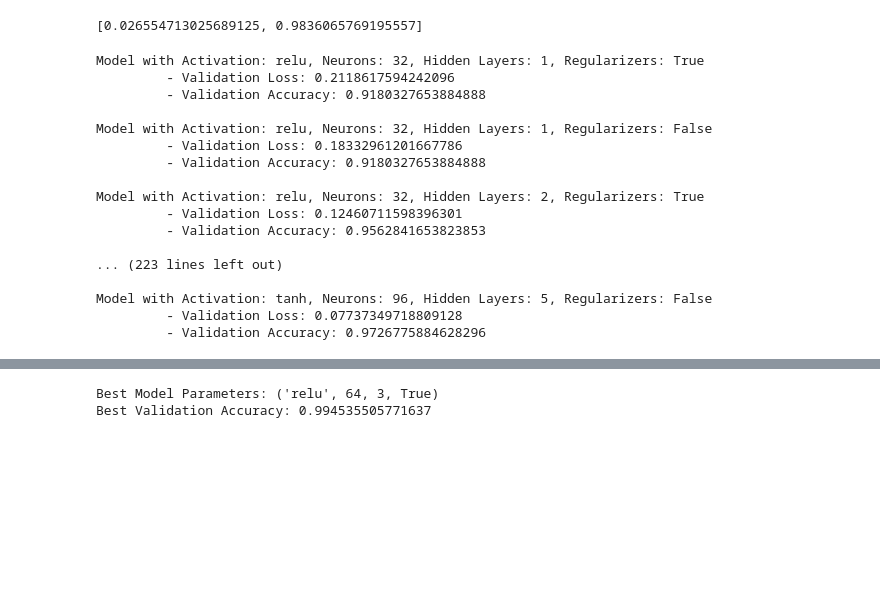
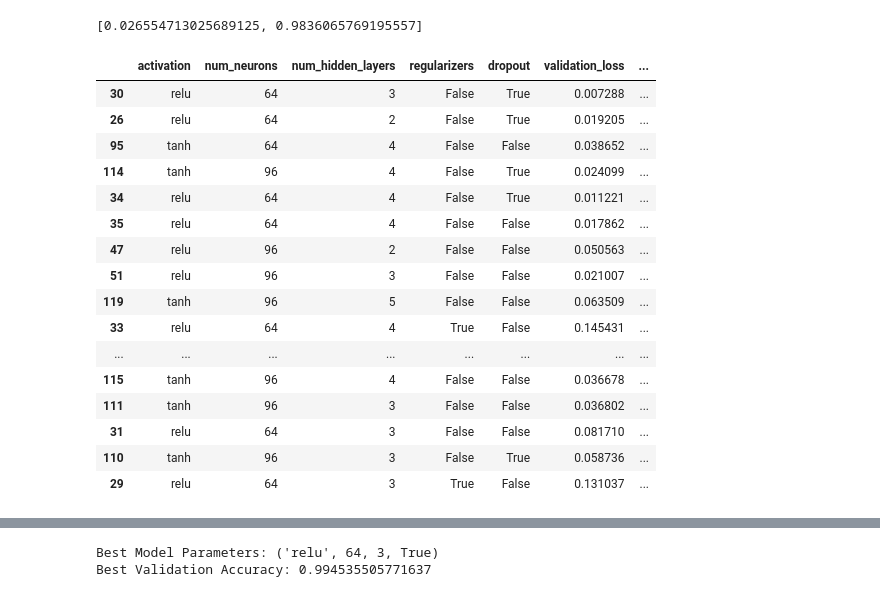
Before and after one commit to quantum-insights/DSM150_NN, a Jupyter notebook: cw1/cw1.ipynb, the cells around one changed output, grey strips where cells are left out. Saved outputs shown, nothing was run; the diff lists cells and outputs as text; code cells hidden in the pictures; blank space fills up the shorter version.

Commit message:
Jupyter Notebook: - Adapted grid search with dropout layer - gathered results in df

```diff
--- a/cw1/cw1.ipynb
+++ b/cw1/cw1.ipynb
@@ -1037,12 +1045,12 @@ In the next section a grid search will be applied to find the best combination o
 # %%
 # define parameter Grid
-from tensorflow.keras import regularizers
 
 param_grid= {
     'activation' : ['relu', 'tanh'],
     'num_neurons': [32, 64, 96],
     'num_hidden_layers': [1,2,3,4,5],
     'regularizers': [True, False],
+    'dropout': [True, False]
 }
 # %%
 from itertools import product
@@ -1053,8 +1061,8 @@ paramcombinations= list(product(*param_grid.values()))
 results= {}
 
 for params in paramcombinations:
-    print(f'Building Model with following hyperparamerters: Activaiton= {params[0]}, Number Neurons= {params[1]}, Hiddenlayer= {params[2]}, Regularize: {params[3]}')
-    model= build_model(data.shape[1], activation= params[0], num_neurons= params[1], n_hidden_layers= params[2])
+    print(f'Building Model with following hyperparamerters: Activaiton= {params[0]}, Number Neurons= {params[1]}, Hiddenlayer= {params[2]}, Regularize: {params[3]}, Dropout: {params[4]}')
+    model= build_model(data.shape[1], activation= params[0], num_neurons= params[1], n_hidden_layers= params[2], regularize= params[3], dropout= params[4])
     arr_roc, auc_scores, val_score, history= train_binary_model(5, data, labels, model, verbose=0)
     results[params]={
         'arr_roc': arr_roc,
@@ -1086,30 +1094,41 @@ results[('relu', 64, 2, True)]['val_scores']
 # %% [output]
 [0.026554713025689125, 0.9836065769195557]
 # %%
+data_for_df= []
 # Assuming results is already populated with the model outcomes
 for params, metrics in results.items():
-    activation, num_neurons, num_hidden_layers, regularizers = params
+    activation, num_neurons, num_hidden_layers, regularizers, dropout = params
 
+    model_data= {
+        'activation': activation,
+        'num_neurons': num_neurons,
+        'num_hidden_layers': num_hidden_layers,
+        'regularizers': regularizers,
+        'dropout': dropout,
+        'validation_loss': metrics['val_scores'][0],
+        'validation_accuracy': metrics['val_scores'][1]
+    }
 
-    print(f"Model with Activation: {activation}, Neurons: {num_neurons}, Hidden Layers: {num_hidden_layers}, Regularizers: {regularizers}")
-    print(f"\t - Validation Loss: {metrics['val_scores'][0]}")
-    print(f"\t - Validation Accuracy: {metrics['val_scores'][1]}")
-    print('\b')
+    data_for_df.append(model_data)
+
+df_results= pd.DataFrame(data_for_df)
-# %% [output]
-Model with Activation: relu, Neurons: 32, Hidden Layers: 1, Regularizers: True
-         - Validation Loss: 0.2118617594242096
-         - Validation Accuracy: 0.9180327653884888
-
-Model with Activation: relu, Neurons: 32, Hidden Layers: 1, Regularizers: False
-         - Validation Loss: 0.18332961201667786
-         - Validation Accuracy: 0.9180327653884888
-
-Model with Activation: relu, Neurons: 32, Hidden Layers: 2, Regularizers: True
-         - Validation Loss: 0.12460711598396301
-         - Validation Accuracy: 0.9562841653823853
-
-... (223 lines left out)
-
-Model with Activation: tanh, Neurons: 96, Hidden Layers: 5, Regularizers: False
-         - Validation Loss: 0.07737349718809128
-         - Validation Accuracy: 0.9726775884628296
+# %%
+df_results.sort_values('validation_accuracy', ascending= False)[:20]
+# %% [output]
+|  | activation | num_neurons | num_hidden_layers | regularizers | dropout | validation_loss | ... |
+| 30 | relu | 64 | 3 | False | True | 0.007288 | ... |
+| 26 | relu | 64 | 2 | False | True | 0.019205 | ... |
+| 95 | tanh | 64 | 4 | False | False | 0.038652 | ... |
+| 114 | tanh | 96 | 4 | False | True | 0.024099 | ... |
+| 34 | relu | 64 | 4 | False | True | 0.011221 | ... |
+| 35 | relu | 64 | 4 | False | False | 0.017862 | ... |
+| 47 | relu | 96 | 2 | False | False | 0.050563 | ... |
+| 51 | relu | 96 | 3 | False | False | 0.021007 | ... |
+| 119 | tanh | 96 | 5 | False | False | 0.063509 | ... |
+| 33 | relu | 64 | 4 | True | False | 0.145431 | ... |
+| ... | ... | ... | ... | ... | ... | ... | ... |
+| 115 | tanh | 96 | 4 | False | False | 0.036678 | ... |
+| 111 | tanh | 96 | 3 | False | False | 0.036802 | ... |
+| 31 | relu | 64 | 3 | False | False | 0.081710 | ... |
+| 110 | tanh | 96 | 3 | False | True | 0.058736 | ... |
+| 29 | relu | 64 | 3 | True | False | 0.131037 | ... |
```
Also changed, not shown: parts of 4 cells of this notebook.
